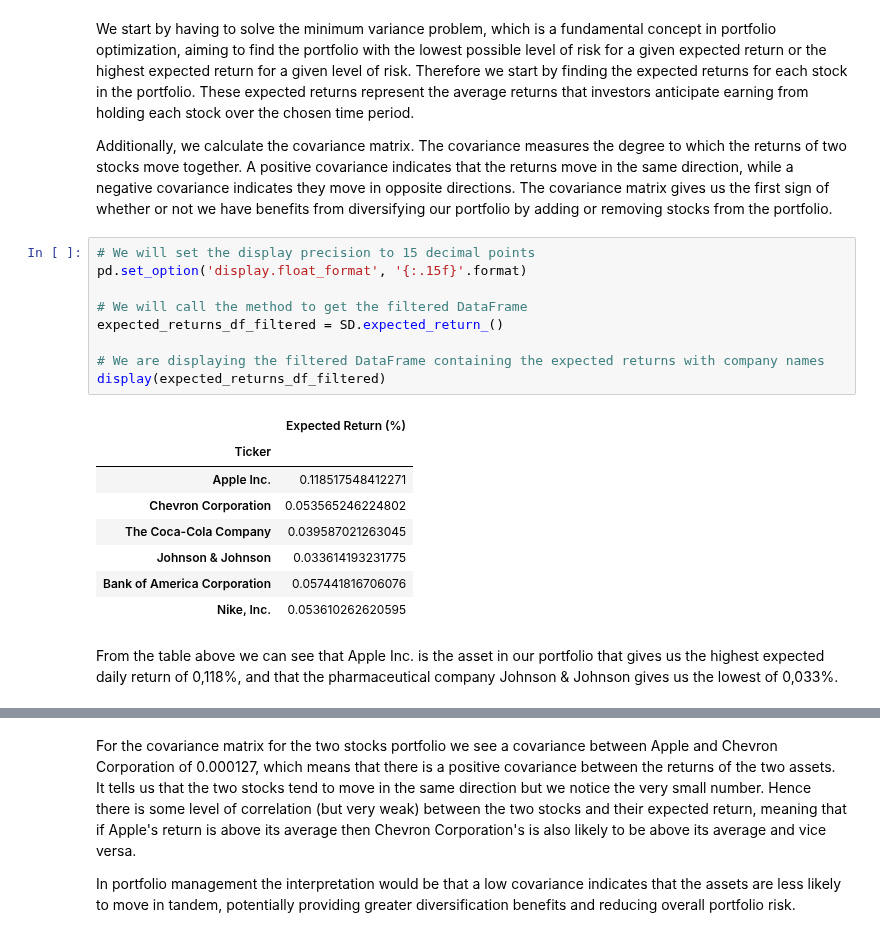
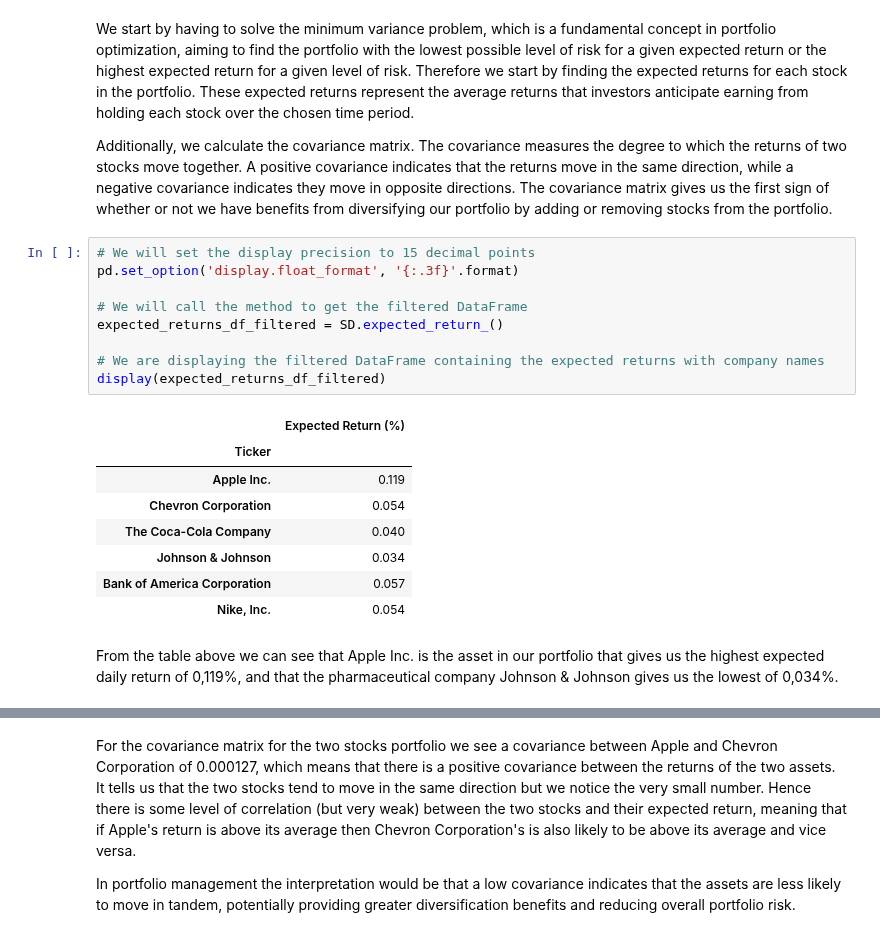
Before and after one commit to NumEconCopenhagen/projects-2024-zgc373-og-pgj472, a Jupyter notebook: dataproject/dataproject.ipynb, the cells around one changed output, grey strips where cells are left out. Cells and saved outputs as stored; diff of their text form.

```diff
--- a/dataproject/dataproject.ipynb
+++ b/dataproject/dataproject.ipynb
@@ -132,24 +131,24 @@ Therefore we start by finding the expected returns for each stock in the portfol
 Additionally, we calculate the covariance matrix. The covariance measures the degree to which the returns of two stocks move together. A positive covariance indicates that the returns move in the same direction, while a negative covariance indicates they move in opposite directions. The covariance matrix gives us the first sign of whether or not we have benefits from diversifying our portfolio by adding or removing stocks from the portfolio.
 # %%
 # We will set the display precision to 15 decimal points
-pd.set_option('display.float_format', '{:.15f}'.format)
+pd.set_option('display.float_format', '{:.3f}'.format)
 
 # We will call the method to get the filtered DataFrame
 expected_returns_df_filtered = SD.expected_return_()
 
 # We are displaying the filtered DataFrame containing the expected returns with company names
 display(expected_returns_df_filtered)
 # %% [output]
 |  | Expected Return (%) |
 | Ticker |  |
-| Apple Inc. | 0.118517548412271 |
-| Chevron Corporation | 0.053565246224802 |
-| The Coca-Cola Company | 0.039587021263045 |
-| Johnson & Johnson | 0.033614193231775 |
-| Bank of America Corporation | 0.057441816706076 |
-| Nike, Inc. | 0.053610262620595 |
+| Apple Inc. | 0.119 |
+| Chevron Corporation | 0.054 |
+| The Coca-Cola Company | 0.040 |
+| Johnson & Johnson | 0.034 |
+| Bank of America Corporation | 0.057 |
+| Nike, Inc. | 0.054 |
 # %% [markdown]
-From the table above we can see that Apple Inc. is the asset in our portfolio that gives us the highest expected daily return of 0,118%, and that the pharmaceutical company Johnson & Johnson gives us the lowest of 0,033%.
+From the table above we can see that Apple Inc. is the asset in our portfolio that gives us the highest expected daily return of 0,119%, and that the pharmaceutical company Johnson & Johnson gives us the lowest of 0,034%.
 # %%
 # This is the code to where we display the covariance matrix for each portfolio
 print("Covariance Matrix for Two Stocks:")
```
Also changed, not shown: parts of 9 cells of this notebook, 1 other file.
